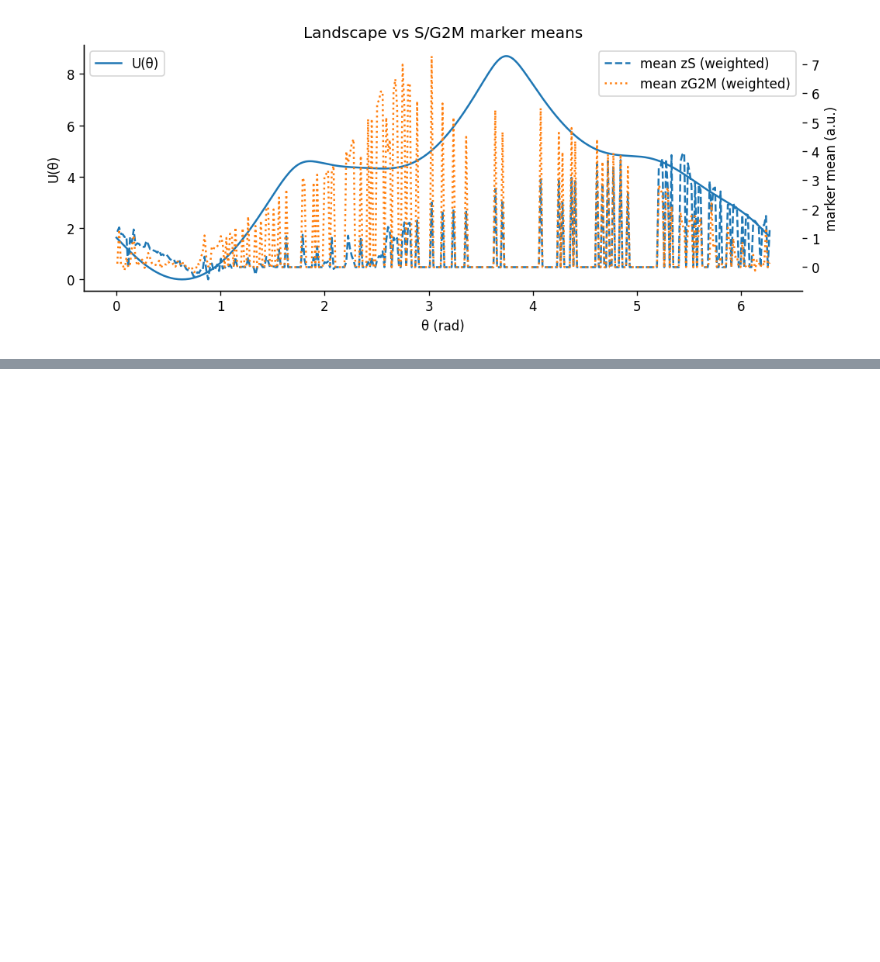
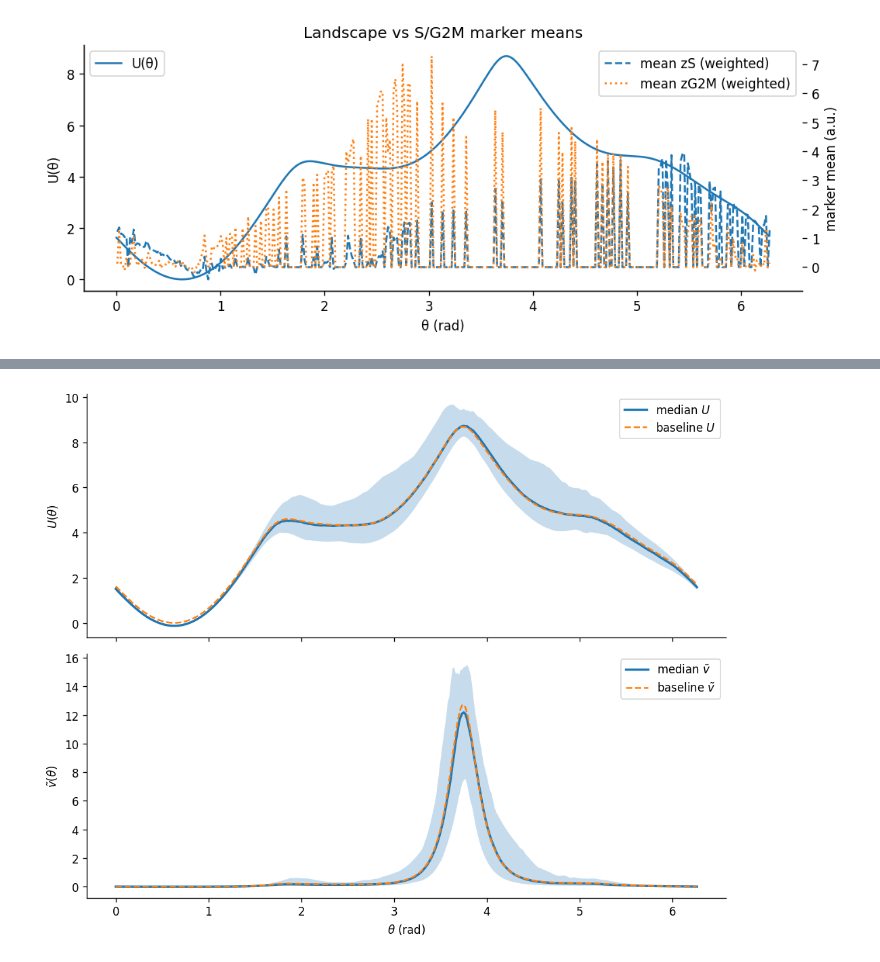
Before and after one commit to SecondBook5/luad-limitcycle-landscape-flux, a Jupyter notebook: notebooks/04_landscape_barriers_speed.ipynb, the cells around one changed output, grey strips where cells are left out. Drawn from its saved outputs; the diff is of its cells as text; code cells hidden in the pictures; blank space fills up the shorter version.

```diff
--- a/notebooks/04_landscape_barriers_speed.ipynb
+++ b/notebooks/04_landscape_barriers_speed.ipynb
@@ -742,0 +822,80 @@ except Exception as e:
+# %%
+# --- Cell 12: bootstrap CIs for U(theta), v_tilde(theta), and barrier heights ---
+import numpy as np, pandas as pd, matplotlib.pyplot as plt
+from scipy.signal import argrelextrema
+
+# Local copy so this cell is self-contained
+def barrier_heights(U, grid):
+    """Return the two largest barrier heights (saddle − shallower adjacent basin) on periodic U."""
+    pad = np.r_[U[-1], U, U[0]]
+    idx_max = argrelextrema(pad, np.greater)[0] - 1
+    idx_min = argrelextrema(pad, np.less   )[0] - 1
+    idx_max = idx_max[(idx_max>=0)&(idx_max<len(U))]
+    idx_min = idx_min[(idx_min>=0)&(idx_min<len(U))]
+    if idx_max.size == 0 or idx_min.size == 0:
+        return np.nan, np.nan
+    hs = []
+    for imax in idx_max:
+        left  = idx_min[idx_min < imax];  left  = left[-1] if left.size else idx_min[-1]
+        right = idx_min[idx_min > imax];  right = right[0] if right.size else idx_min[0]
+        hs.append(U[imax] - max(U[left], U[right]))
+    if not hs:
+        return np.nan, np.nan
+    hs = np.sort(hs)[::-1]
+    h1 = float(hs[0])
+    h2 = float(hs[1]) if len(hs) > 1 else np.nan
+    return h1, h2
+
+B = 200  # increase for SI if desired (e.g., 500)
+n = len(theta)
+U_boot = np.zeros((B, len(theta_grid)), dtype=float)
+v_boot = np.zeros_like(U_boot)
+h1_list, h2_list = [], []
+
+rng = np.random.default_rng(int(P["model"].get("seed", 42)))
+for b in range(B):
+    idx = rng.integers(0, n, size=n)     # resample cells with replacement
+    th_b = theta[idx]; r_b = radius[idx]; p_b = p[idx]
+    Pθ, Uθ = ring_density_scan(th_b, r_b, p_b, float(kappa), float(gamma),
+                               r_star, sigma_ring, theta_grid)
+    U_boot[b] = Uθ
+    inv = 1.0 / np.clip(Pθ, 1e-9, None)
+    v_boot[b] = inv / (inv.mean() + 1e-12)
+    h1, h2 = barrier_heights(Uθ, theta_grid)
+    h1_list.append(h1); h2_list.append(h2)
+
+# Pointwise ribbons
+q = lambda a, p: np.quantile(a, p, axis=0)
+U_med, U_lo, U_hi = np.median(U_boot, 0), q(U_boot, 0.025), q(U_boot, 0.975)
+v_med, v_lo, v_hi = np.median(v_boot, 0), q(v_boot, 0.025), q(v_boot, 0.975)
+
+# Plot ribbons (use raw strings for LaTeX)
+fig, axs = plt.subplots(2, 1, figsize=(8.8, 7.0), sharex=True)
+axs[0].fill_between(theta_grid, U_lo, U_hi, alpha=0.25)
+axs[0].plot(theta_grid, U_med, lw=2, label="median $U$")
+axs[0].plot(theta_grid, U,     lw=1.5, ls="--", label="baseline $U$")
+axs[0].set_ylabel(r"$U(\theta)$"); axs[0].legend()
+
+axs[1].fill_between(theta_grid, v_lo, v_hi, alpha=0.25)
+axs[1].plot(theta_grid, v_med, lw=2, label=r"median $\tilde v$")
+axs[1].plot(theta_grid, v_tilde, lw=1.5, ls="--", label=r"baseline $\tilde v$")
+axs[1].set_xlabel(r"$\theta$ (rad)"); axs[1].set_ylabel(r"$\tilde v(\theta)$"); axs[1].legend()
+
+savefig("fig04_bootstrap_ribbons.png"); plt.show()
+
+# Save ribbons to CSV
+rib = pd.DataFrame({
+    "theta": theta_grid,
+    "U_med": U_med, "U_lo": U_lo, "U_hi": U_hi,
+    "v_med": v_med, "v_lo": v_lo, "v_hi": v_hi,
+})
+rib.to_csv(TABDIR/"tab04_bootstrap_ribbons.csv", index=False)
+print("[saved]", TABDIR/"tab04_bootstrap_ribbons.csv")
+
+# Barrier height CIs
+H = pd.DataFrame({"barrier1": h1_list, "barrier2": h2_list})
+H_ci = H.quantile([0.025, 0.5, 0.975]).rename(index={0.025:"q2.5",0.5:"median",0.975:"q97.5"})
+H_ci.to_csv(TABDIR/"tab04_bootstrap_barrier_heights.csv")
+print("[saved]", TABDIR/"tab04_bootstrap_barrier_heights.csv")
+H_ci
+# %% [output]
@@ -742,0 +903 @@ except Exception as e:
+[figure, added]
```
Also changed, not shown: parts of 36 cells of this notebook.
